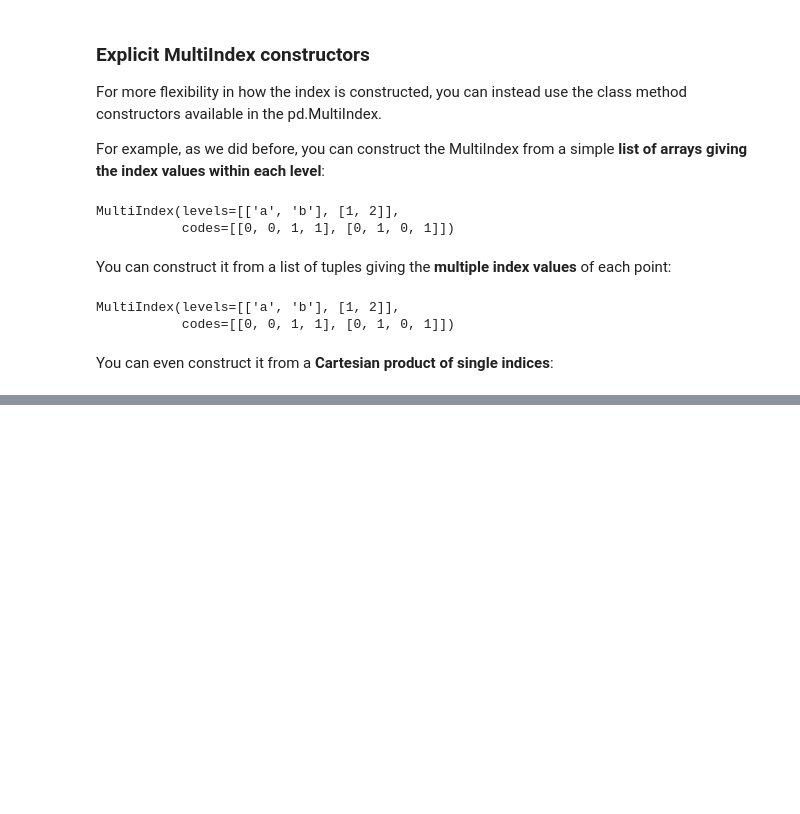
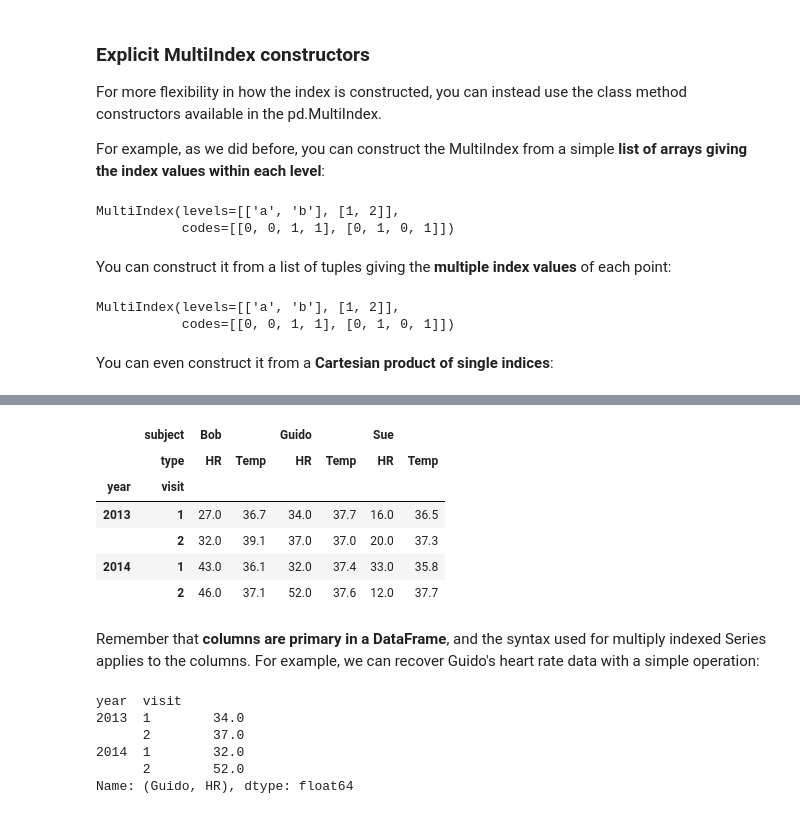
Before and after one commit to franzoni/ML-A-Z-Hands-On-Python-R, a Jupyter notebook: Machine_Learning_A-Z_Template_Folder/Part_4_-_Clustering/Section_2xx_-_Part_PLAYplay/hierarchical_indexing.ipynb, the cells around one changed output, grey strips where cells are left out. Drawn from its saved outputs; the diff is of its cells as text; code cells hidden in the pictures; blank space fills up the shorter version.

```diff
--- a/Machine_Learning_A-Z_Template_Folder/Part_4_-_Clustering/Section_2xx_-_Part_PLAYplay/hierarchical_indexing.ipynb
+++ b/Machine_Learning_A-Z_Template_Folder/Part_4_-_Clustering/Section_2xx_-_Part_PLAYplay/hierarchical_indexing.ipynb
@@ -343,0 +508,21 @@ MultiIndex(levels=[['a', 'b'], [1, 2]],
+# %%
+health_data
+# %% [output]
+|  | subject | Bob |  | Guido |  | Sue |  |
+|  | type | HR | Temp | HR | Temp | HR | Temp |
+| year | visit |  |  |  |  |  |  |
+| 2013 | 1 | 27.0 | 36.7 | 34.0 | 37.7 | 16.0 | 36.5 |
+|  | 2 | 32.0 | 39.1 | 37.0 | 37.0 | 20.0 | 37.3 |
+| 2014 | 1 | 43.0 | 36.1 | 32.0 | 37.4 | 33.0 | 35.8 |
+|  | 2 | 46.0 | 37.1 | 52.0 | 37.6 | 12.0 | 37.7 |
+# %% [markdown]
+Remember that **columns are primary in a DataFrame**, and the syntax used for multiply indexed Series applies to the columns. For example, we can recover Guido's heart rate data with a simple operation:
+# %%
+health_data['Guido', 'HR']
+# %% [output]
+year  visit
+2013  1        34.0
+      2        37.0
+2014  1        32.0
+      2        52.0
+Name: (Guido, HR), dtype: float64
```
Also changed, not shown: parts of 25 cells of this notebook.
